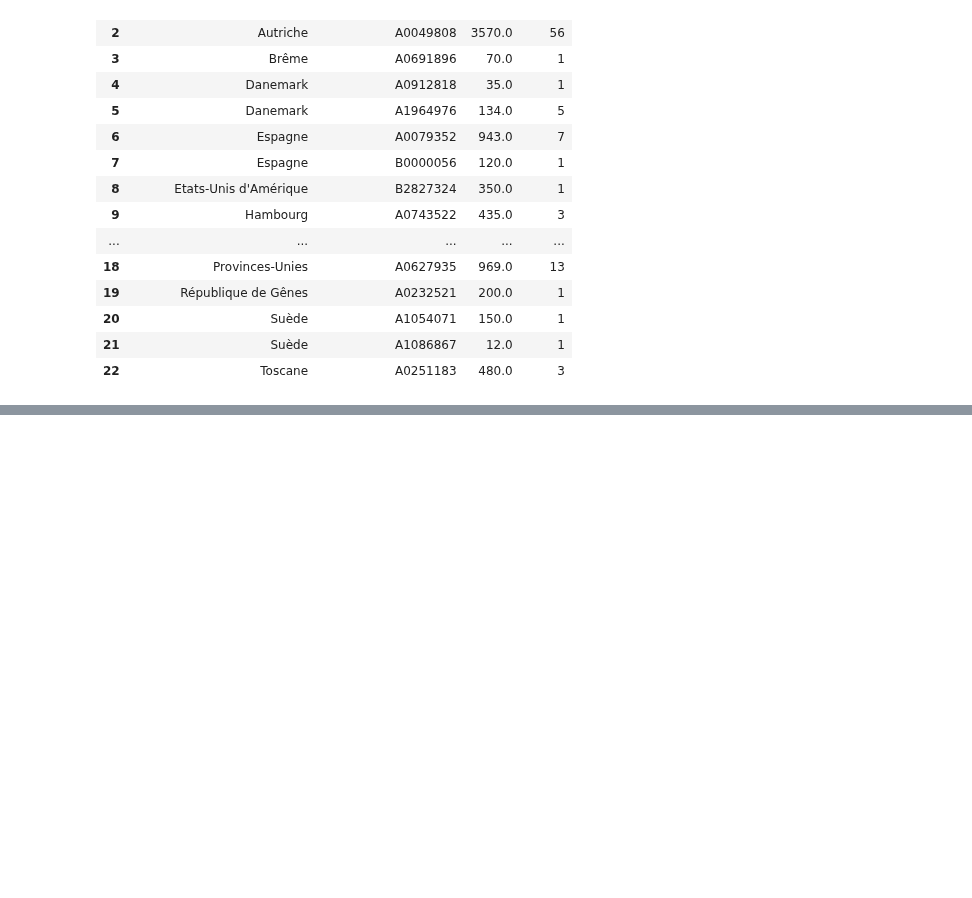
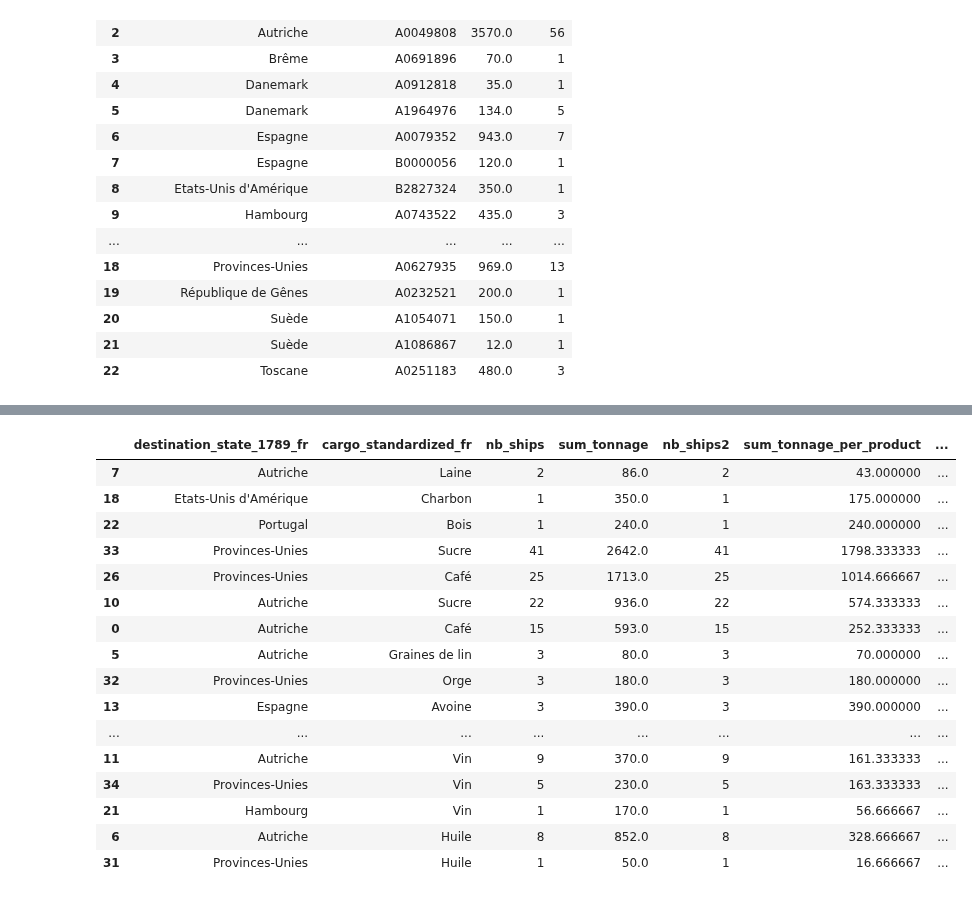
Before and after one commit to medialab/portic-datasprint-2022, a Jupyter notebook: productions/module_12/carto_module12.ipynb, the cells around one changed output, grey strips where cells are left out. Cells and saved outputs as stored; diff of their text form; code cells hidden in the pictures; blank space fills up the shorter version.

Commit message:
grouping of product par pays, coming from Dunkirk. With true tonnage, and tonnage divided by the number of products carried by each ship. A sankey diagram illustrates better than a map.

```diff
--- a/productions/module_12/carto_module12.ipynb
+++ b/productions/module_12/carto_module12.ipynb
@@ -160,0 +178,57 @@ Index(['Unnamed: 0', 'departure_uhgs_id', 'departure_fr',
+# %%
+import pandas as pd
+import pandas.core.frame as pf
+
+# Lire le fichier
+exports_dunkerque = pd.read_csv("./exports_dunkerque.csv")
+exports_dunkerque['tonnage_per_product'] = exports_dunkerque['tonnage'] / exports_dunkerque['nb_cargo']
+
+gdata = pf.DataFrame({'count' : exports_dunkerque.groupby( [ "destination_state_1789_fr","cargo_standardized_fr"] ).size()}).reset_index()
+#print(gdata)
+
+pd.DataFrame(exports_dunkerque.groupby([ "destination_state_1789_fr","cargo_standardized_fr"])['tonnage'].agg(['sum','count', 'mean'])).reset_index()
+
+exports = pd.DataFrame(exports_dunkerque.groupby([ "destination_state_1789_fr","cargo_standardized_fr"])['tonnage','tonnage_per_product'].agg(['count', 'sum'])).reset_index()
+exports.set_axis(['destination_state_1789_fr', 'cargo_standardized_fr', 'nb_ships', 'sum_tonnage', 'nb_ships2', 'sum_tonnage_per_product'], axis=1, inplace=True)
+#print(exports.columns)
+#exports.index.names = ['destination_state_1789_fr', 'cargo_standardized_fr', 'nb_ships', 'sum_tonnage', 'nb_ships2', 'sum_tonnage_per_product']
+exports.to_csv (r'./exports_dunkerque_par_pays_par_produits.csv', index = None)
+
+exports['destination_state_1789_fr']
+
+
+
+#https://stackoverflow.com/questions/30631841/pandas-how-do-i-assign-values-based-on-multiple-conditions-for-existing-columns
+conditions = [
+    exports['cargo_standardized_fr'].apply(str.lower).isin(['avoine','orge', 'farines', 'farine', 'lin', 'blé', 'bled']) | exports['cargo_standardized_fr'].str.contains('lin'),
+    exports['cargo_standardized_fr'].eq('Café') | exports['cargo_standardized_fr'].isin(['Café', 'Sucre']),
+    exports['cargo_standardized_fr'].apply(str.lower).isin(['vin', 'eau-de-vie']),
+    exports['cargo_standardized_fr'].apply(str.lower).isin(['charbon', 'bois']),
+    exports['cargo_standardized_fr'].apply(str.lower).isin(['coton']),
+    exports['cargo_standardized_fr'].eq('Laine') ,
+    exports['cargo_standardized_fr'].eq('Diverses marchandises'),
+    exports['cargo_standardized_fr'].isin(['Peaux de boeuf', 'Fruits', 'Fèves']) ,
+    exports['cargo_standardized_fr'].eq('Huile') ,
+]
+#{"bled","avoine","orge","Avoine","farines","lin","blé"}'
+choices = ['gold','coral', 'purple', 'black', 'lightblue', 'azure', 'lightgreen', 'pink', 'salmon']
+
+exports['colors'] = np.select(conditions, choices, default='grey')
+
+pd.DataFrame.sort_values(exports, by=['colors'], inplace=True)
+
+
+codes, uniques = pd.factorize(exports['destination_state_1789_fr'])
+codes_p, uniques_p = pd.factorize(exports['cargo_standardized_fr'])
+
+print(codes)
+print(uniques)
+
+print(codes_p)
+print(uniques_p)
+
+exports['source'] =  codes_p
+exports['target'] =  codes+len(uniques_p)
+
+exports
+# %% [output]
@@ -160,0 +246,17 @@ Index(['Unnamed: 0', 'departure_uhgs_id', 'departure_fr',
+|  | destination_state_1789_fr | cargo_standardized_fr | nb_ships | sum_tonnage | nb_ships2 | sum_tonnage_per_product | ... |
+| 7 | Autriche | Laine | 2 | 86.0 | 2 | 43.000000 | ... |
+| 18 | Etats-Unis d'Amérique | Charbon | 1 | 350.0 | 1 | 175.000000 | ... |
+| 22 | Portugal | Bois | 1 | 240.0 | 1 | 240.000000 | ... |
+| 33 | Provinces-Unies | Sucre | 41 | 2642.0 | 41 | 1798.333333 | ... |
+| 26 | Provinces-Unies | Café | 25 | 1713.0 | 25 | 1014.666667 | ... |
+| 10 | Autriche | Sucre | 22 | 936.0 | 22 | 574.333333 | ... |
+| 0 | Autriche | Café | 15 | 593.0 | 15 | 252.333333 | ... |
+| 5 | Autriche | Graines de lin | 3 | 80.0 | 3 | 70.000000 | ... |
+| 32 | Provinces-Unies | Orge | 3 | 180.0 | 3 | 180.000000 | ... |
+| 13 | Espagne | Avoine | 3 | 390.0 | 3 | 390.000000 | ... |
+| ... | ... | ... | ... | ... | ... | ... | ... |
+| 11 | Autriche | Vin | 9 | 370.0 | 9 | 161.333333 | ... |
+| 34 | Provinces-Unies | Vin | 5 | 230.0 | 5 | 163.333333 | ... |
+| 21 | Hambourg | Vin | 1 | 170.0 | 1 | 56.666667 | ... |
+| 6 | Autriche | Huile | 8 | 852.0 | 8 | 328.666667 | ... |
+| 31 | Provinces-Unies | Huile | 1 | 50.0 | 1 | 16.666667 | ... |
```
Also changed, not shown: parts of 9 cells of this notebook, 5 other files.
